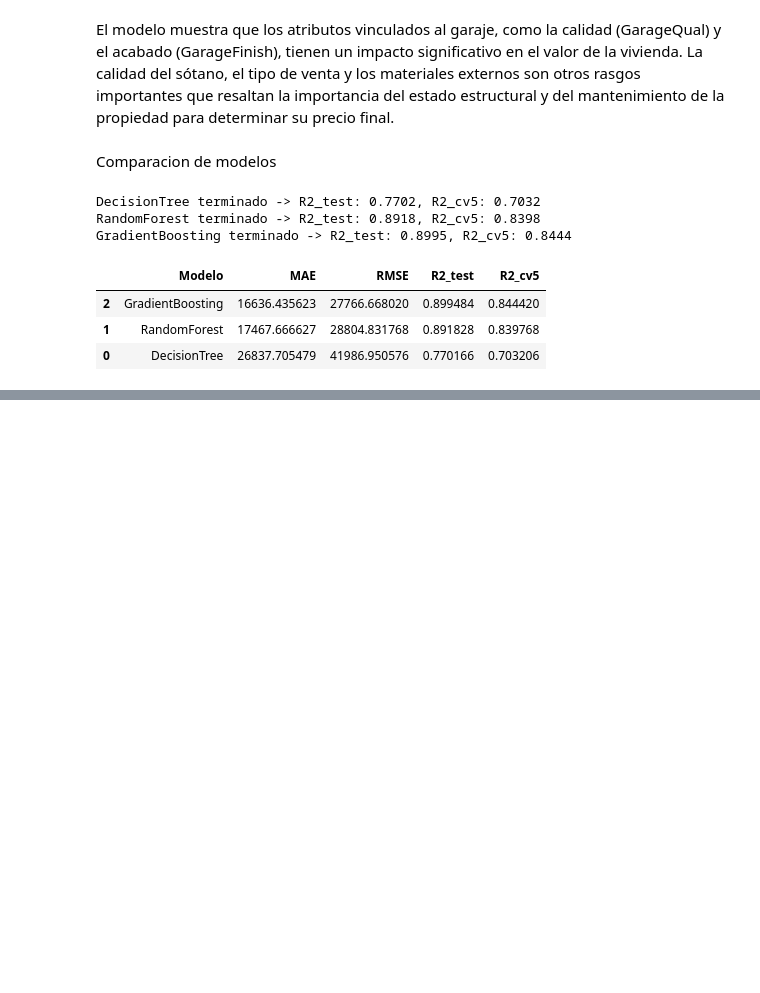
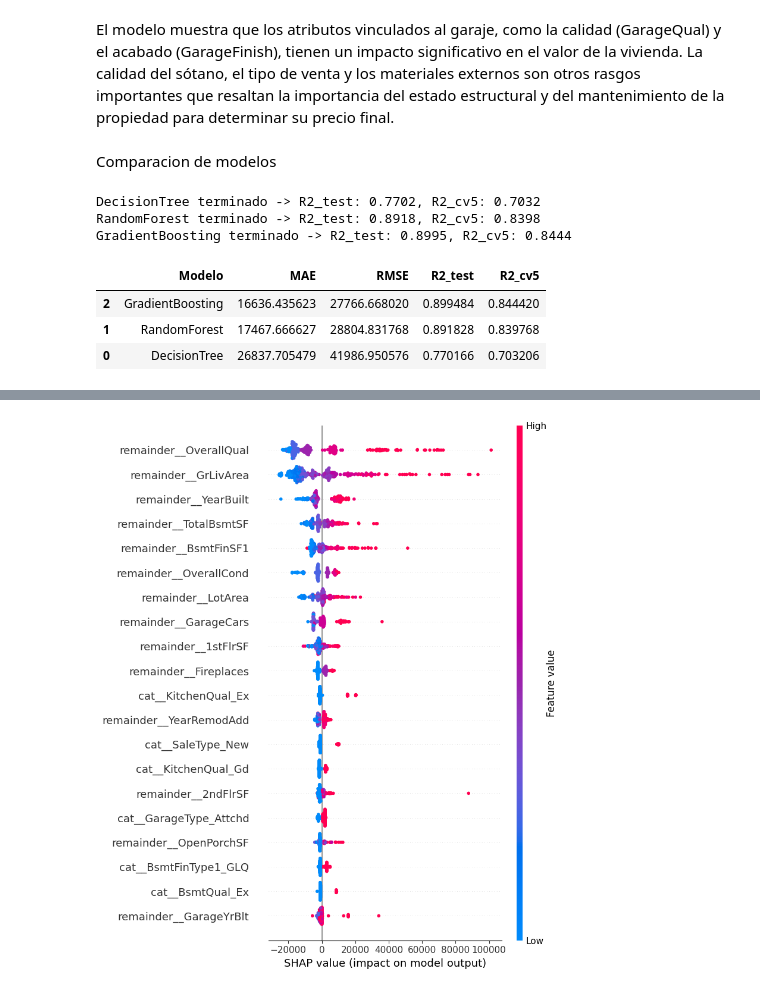
Before and after one commit to rodrigoosoriogaona/Ciencia-de-Datos, a Jupyter notebook: Ciencia de Datos.ipynb, the cells around one changed output, grey strips where cells are left out. Saved outputs shown, nothing was run; the diff lists cells and outputs as text; code cells hidden in the pictures; blank space fills up the shorter version.

Commit message:
Calculo shap

```diff
--- a/Ciencia de Datos.ipynb
+++ b/Ciencia de Datos.ipynb
@@ -338,0 +464,28 @@ GradientBoosting terminado -> R2_test: 0.8995, R2_cv5: 0.8444
+# %%
+import shap
+import matplotlib.pyplot as plt
+import numpy as np
+
+preprocess = best_model.named_steps['preprocesamiento']
+model_only = best_model.named_steps['model']
+
+# Transformar el conjunto de prueba (devuelve csr_matrix)
+X_test_processed = preprocess.transform(X_test)
+
+# Convertir a denso y asegurar tipo float
+X_test_processed = X_test_processed.toarray().astype(float)
+
+# Nuevos nombres de columnas tras OneHotEncoding
+feature_names_shap = preprocess.get_feature_names_out()
+
+# Crear explainer
+explainer = shap.TreeExplainer(model_only)
+
+# Obtener valores SHAP
+shap_values = explainer.shap_values(X_test_processed)
+
+# Gráfico resumen
+plt.figure(figsize=(12, 8))
+shap.summary_plot(shap_values, X_test_processed, feature_names=feature_names_shap, plot_type="dot")
+# %% [output]
+[figure, added]
```
Also changed, not shown: parts of 7 cells of this notebook.
